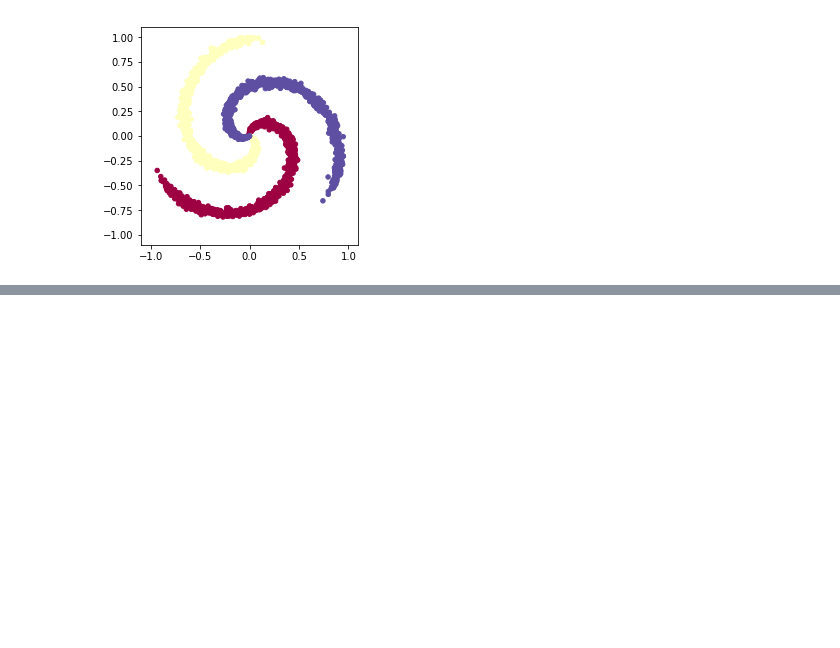
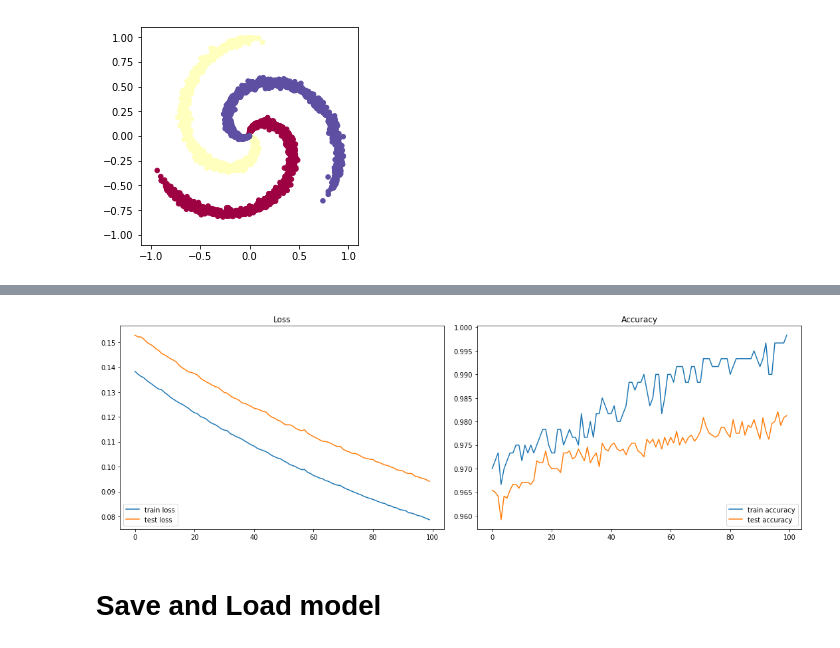
Before and after one commit to msarker000/ai-hw1, a Jupyter notebook: hw1_7.ipynb, the cells around one changed output, grey strips where cells are left out. Drawn from its saved outputs; the diff is of its cells as text; code cells hidden in the pictures; blank space fills up the shorter version.

```diff
--- a/hw1_7.ipynb
+++ b/hw1_7.ipynb
@@ -213,0 +196,8 @@ X
+# %%
+model = keras.Sequential([
+    keras.layers.Dense(H, activation='relu', input_shape=(2,)),
+    keras.layers.Dense(C, activation='softmax')
+])
+model.compile(optimizer=keras.optimizers.Adam(lr=learning_rate, decay=lambda_l2), loss='sparse_categorical_crossentropy', metrics=['accuracy'])
+# Summarize the model
+print(model.summary())
@@ -213,0 +217,11 @@ X
+# %%
+training_history = model.fit(
+    X_train, # input
+    y_train, # output
+    batch_size=batch_size,
+    verbose=0, # Suppress chatty output; use Tensorboard instead
+    epochs=epochs,
+    validation_data=(X_test, y_test)
+)
+print("Average test loss: ", np.average(training_history.history['loss']))
+print("Average test loss: ", np.average(training_history.history['acc'])
@@ -213,0 +232,26 @@ X
+# %%
+def plot_metrics(train_loss, train_acc, test_loss, test_acc):
+    """
+    Plot the global metrics.
+    """
+    f, (ax1, ax2) = plt.subplots(1,2,figsize=(15,5))
+
+    ax1.plot(train_loss, label='train loss')
+    ax1.plot(test_loss, label='test loss')
+    ax1.legend(loc=3)
+    ax1.set_title('Loss')
+
+    ax2.plot(train_acc, label='train accuracy')
+    ax2.plot(test_acc, label='test accuracy')
+    ax2.legend(loc=4)
+    ax2.set_title('Accuracy')
+
+    f.tight_layout()
+# %%
+plot_metrics(training_history.history['loss'], training_history.history['acc']
+             , training_history.history['val_loss'], training_history.history['val_acc'])
+plt.show()
+# %% [output]
+[figure, added]
+# %% [markdown]
+# Save and Load model
```
Also changed, not shown: parts of 19 cells of this notebook, 1 other file.
